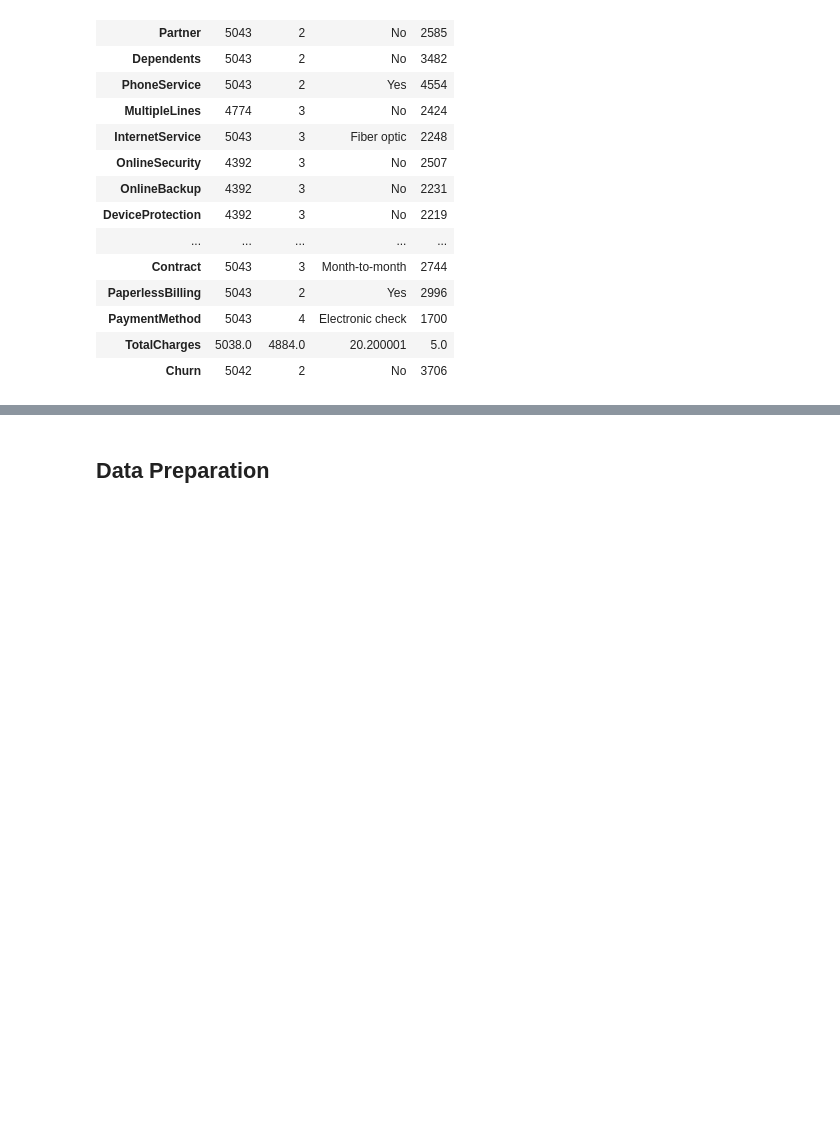
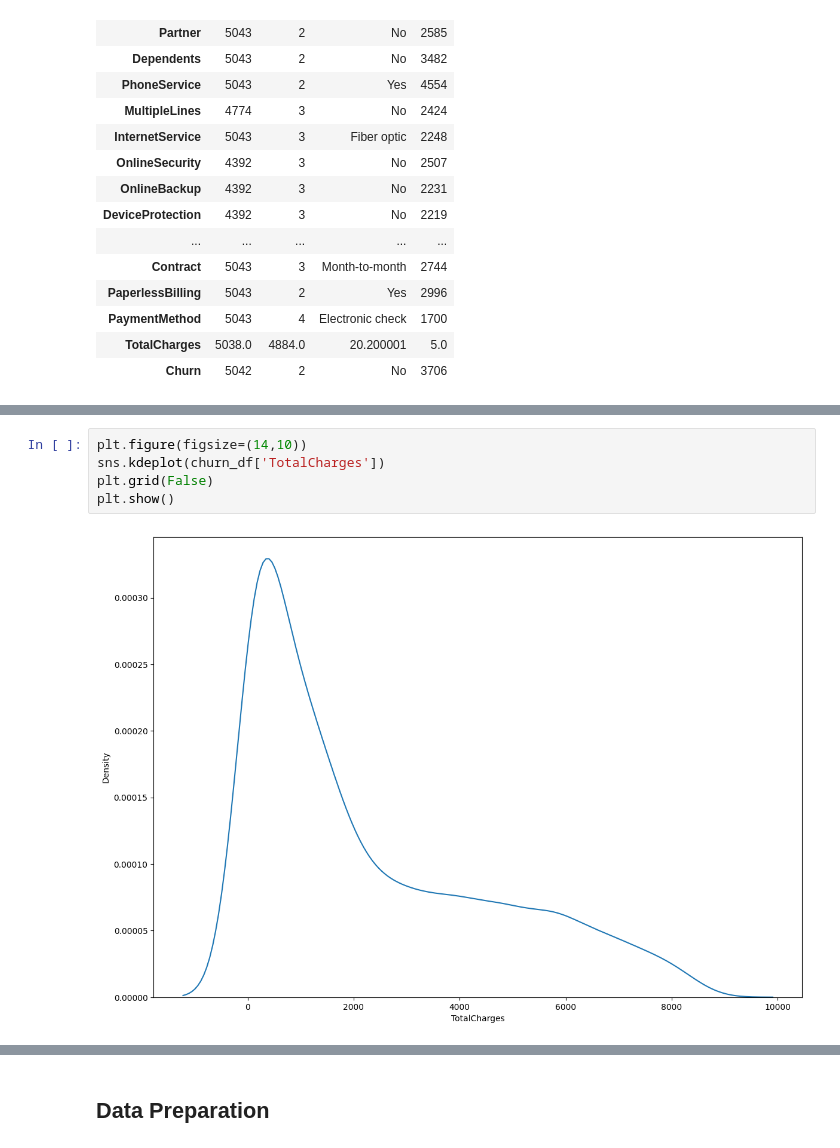
Before and after one commit to Chebet-Mercy/Customer-Churn-ML-Prediction, a Jupyter notebook: notebooks/main.ipynb, the cells around one changed output, grey strips where cells are left out. Saved outputs shown, nothing was run; the diff lists cells and outputs as text; blank space fills up the shorter version.

```diff
--- a/notebooks/main.ipynb
+++ b/notebooks/main.ipynb
@@ -286,0 +369,7 @@ plt.show()
+# %%
+plt.figure(figsize=(14,10))
+sns.kdeplot(churn_df['TotalCharges'])
+plt.grid(False)
+plt.show()
+# %% [output]
+[figure, added]
```
Also changed, not shown: parts of 40 cells of this notebook.
